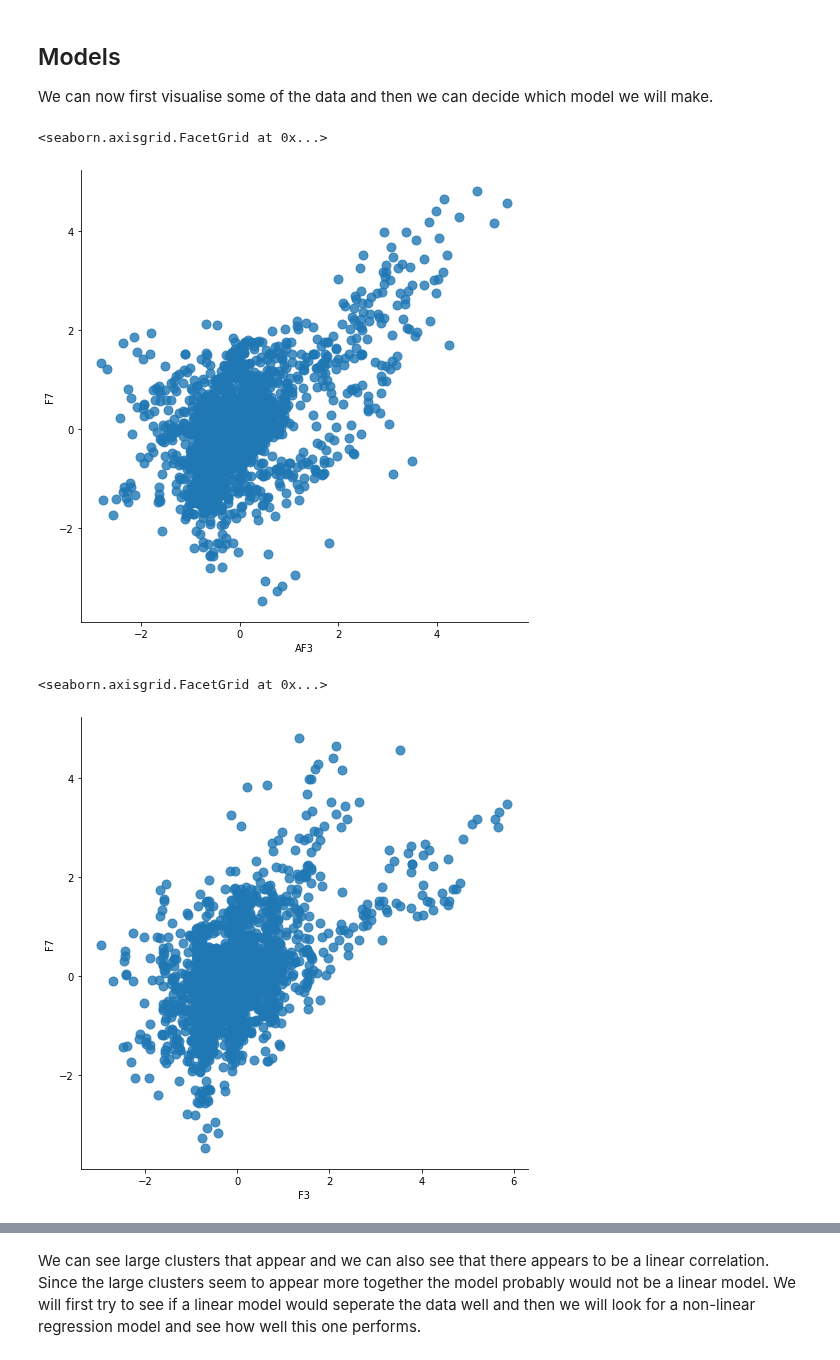
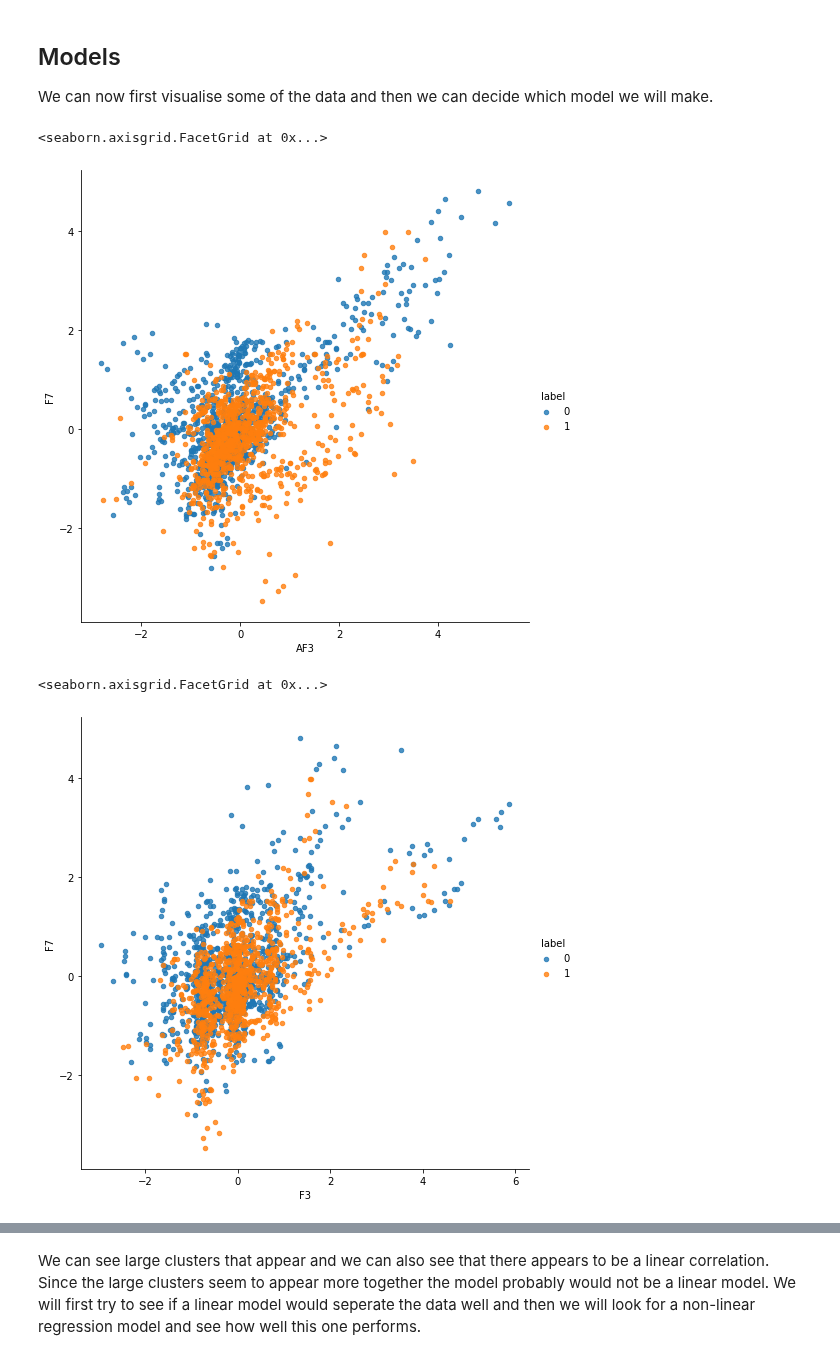
Before and after one commit to JanaDeCoster/Machine_Learning_course_UGent_D012554_kaggle, a Jupyter notebook: Kaggle_eye_blinking_prediciton.ipynb, the cells around one changed output, grey strips where cells are left out. Saved outputs shown, nothing was run; the diff lists cells and outputs as text; code cells hidden in the pictures.

```diff
--- a/Kaggle_eye_blinking_prediciton.ipynb
+++ b/Kaggle_eye_blinking_prediciton.ipynb
@@ -170,13 +170,13 @@ print(testset_stand.head())
 
 We can now first visualise some of the data and then we can decide which model we will make.
 # %%
-sns.lmplot(x="AF3", y="F7", data=trainset_stand, fit_reg=False, height=7, scatter_kws={"s": 80})
+sns.lmplot(x="AF3", y="F7", hue = 'label', data=trainset_stand, fit_reg=False, height=7, scatter_kws={"s": 20})
 # %% [output]
 <seaborn.axisgrid.FacetGrid at 0x...>
-[figure, old version]
+[figure, new version]
 # %%
-sns.lmplot(x="F3", y="F7", data=trainset_stand, fit_reg=False, height=7, scatter_kws={"s": 80})
+sns.lmplot(x="F3", y="F7", hue = 'label', data=trainset_stand, fit_reg=False, height=7, scatter_kws={"s": 20})
 # %% [output]
 <seaborn.axisgrid.FacetGrid at 0x...>
-[figure, old version]
+[figure, new version]
 # %%
```
Also changed, not shown: parts of 5 cells of this notebook.
